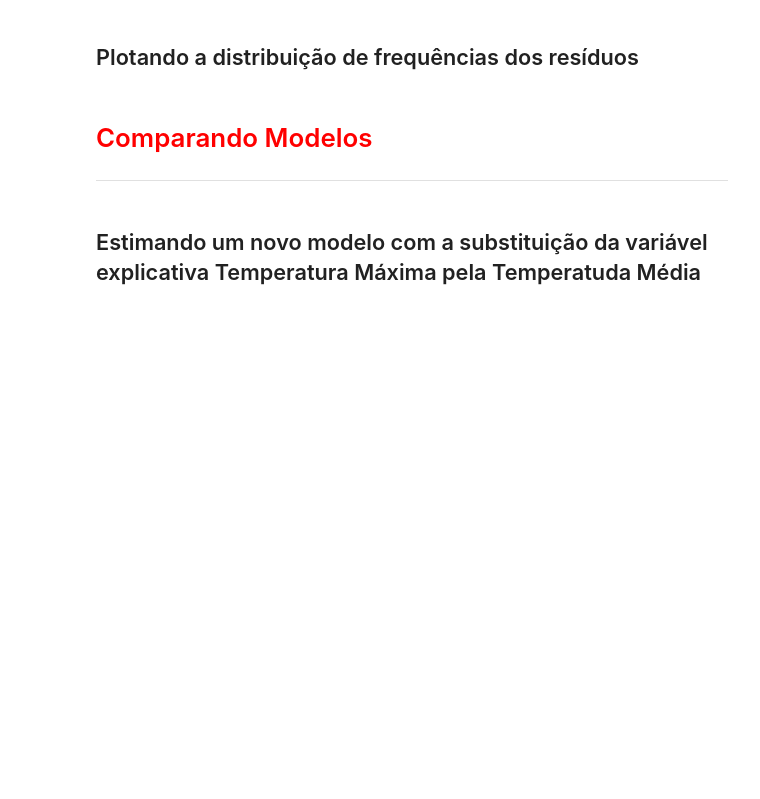
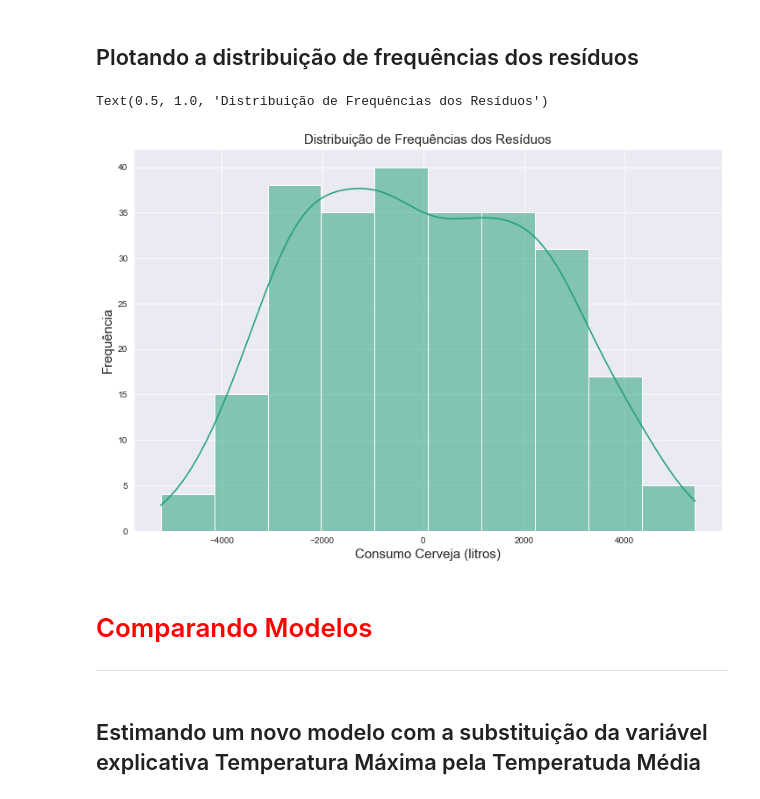
Before and after one commit to ciqueti/reg-linear, a Jupyter notebook: Projeto/Regressão Linear.ipynb, the cells around one changed output. Saved outputs shown, nothing was run; the diff lists cells and outputs as text; code cells hidden in the pictures; blank space fills up the shorter version.

```diff
--- a/Projeto/Regressão Linear.ipynb
+++ b/Projeto/Regressão Linear.ipynb
@@ -431,5 +558,14 @@ Fonte: Econometria Básica - 5ª edição - Gujarati e Porter
 # %% [markdown]
 ## Plotando a distribuição de frequências dos resíduos
+# %%
+ax = sns.histplot(data=residuo, kde=True)
+ax.figure.set_size_inches(12,8)
+ax.set_xlabel('Consumo Cerveja (litros)', fontsize=15)
+ax.set_ylabel('Frequência', fontsize=15)
+ax.set_title('Distribuição de Frequências dos Resíduos', fontsize=15)
+# %% [output]
+Text(0.5, 1.0, 'Distribuição de Frequências dos Resíduos')
+[figure, added]
 # %% [markdown]
 # <font color='red' style='font-size: 30px;'>Comparando Modelos</font>
 <hr style='border: 2px solid red;'>
```
Also changed, not shown: parts of 48 cells of this notebook, 5 other files.
